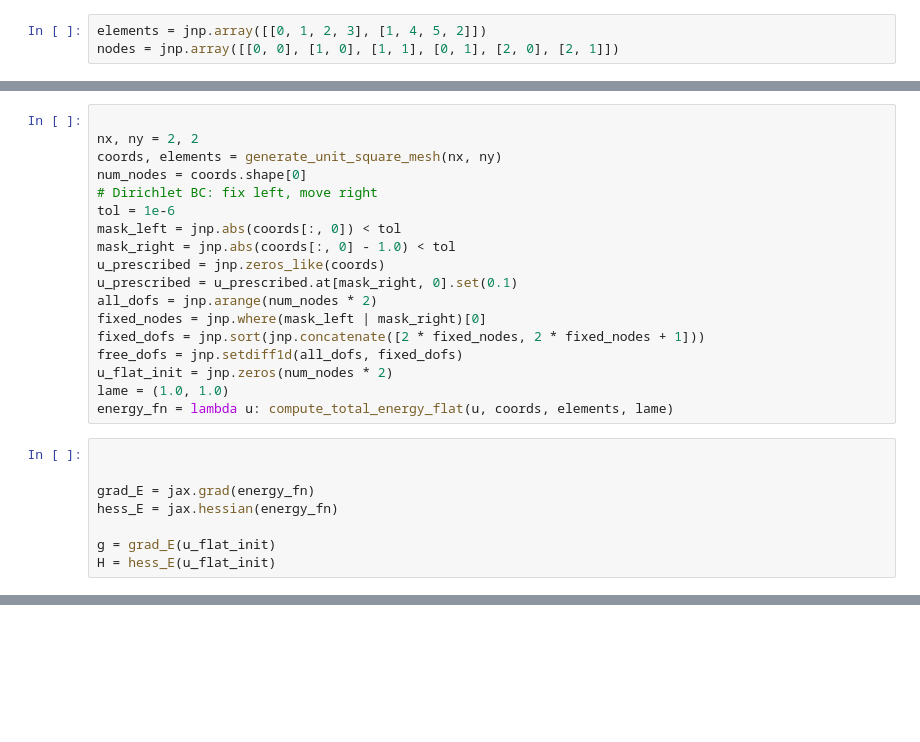
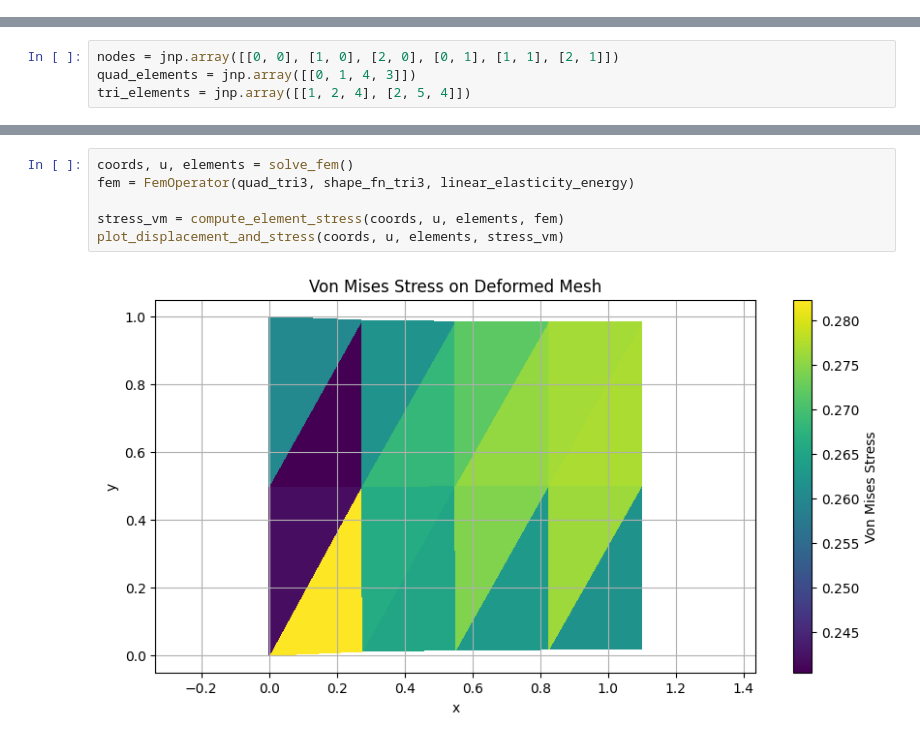
Before and after one commit to smec-ethz/tatva, a Jupyter notebook: examples/notebooks/linear_elasticity.ipynb, the cells around one changed output, grey strips where cells are left out. Cells and saved outputs as stored; diff of their text form; blank space fills up the shorter version.

Commit message:
added an example notebook for linear elasticity

```diff
--- a/examples/notebooks/linear_elasticity.ipynb
+++ b/examples/notebooks/linear_elasticity.ipynb
@@ -98,3 +0,0 @@ def quad2d():
-# %%
-elements = jnp.array([[0, 1, 2, 3], [1, 4, 5, 2]])
-nodes = jnp.array([[0, 0], [1, 0], [1, 1], [0, 1], [2, 0], [2, 1]])
@@ -561,26 +0,0 @@ def plot_displacement(coords, u_sol):
-# %%
-
-nx, ny = 2, 2
-coords, elements = generate_unit_square_mesh(nx, ny)
-num_nodes = coords.shape[0]
-# Dirichlet BC: fix left, move right
-tol = 1e-6
-mask_left = jnp.abs(coords[:, 0]) < tol
-mask_right = jnp.abs(coords[:, 0] - 1.0) < tol
-u_prescribed = jnp.zeros_like(coords)
-u_prescribed = u_prescribed.at[mask_right, 0].set(0.1)
-all_dofs = jnp.arange(num_nodes * 2)
-fixed_nodes = jnp.where(mask_left | mask_right)[0]
-fixed_dofs = jnp.sort(jnp.concatenate([2 * fixed_nodes, 2 * fixed_nodes + 1]))
-free_dofs = jnp.setdiff1d(all_dofs, fixed_dofs)
-u_flat_init = jnp.zeros(num_nodes * 2)
-lame = (1.0, 1.0)
-energy_fn = lambda u: compute_total_energy_flat(u, coords, elements, lame)
-# %%
-
-
-grad_E = jax.grad(energy_fn)
-hess_E = jax.hessian(energy_fn)
-
-g = grad_E(u_flat_init)
-H = hess_E(u_flat_init)
@@ -613,0 +27,4 @@ Array([[ 0. ,  0. ],
+# %%
+nodes = jnp.array([[0, 0], [1, 0], [2, 0], [0, 1], [1, 1], [2, 1]])
+quad_elements = jnp.array([[0, 1, 4, 3]])
+tri_elements = jnp.array([[1, 2, 4], [2, 5, 4]])
@@ -613,0 +222,8 @@ Array([[ 0. ,  0. ],
+# %%
+coords, u, elements = solve_fem()
+fem = FemOperator(quad_tri3, shape_fn_tri3, linear_elasticity_energy)
+
+stress_vm = compute_element_stress(coords, u, elements, fem)
+plot_displacement_and_stress(coords, u, elements, stress_vm)
+# %% [output]
+[figure, added]
```
Also changed, not shown: parts of 64 cells of this notebook, 4 other files.
